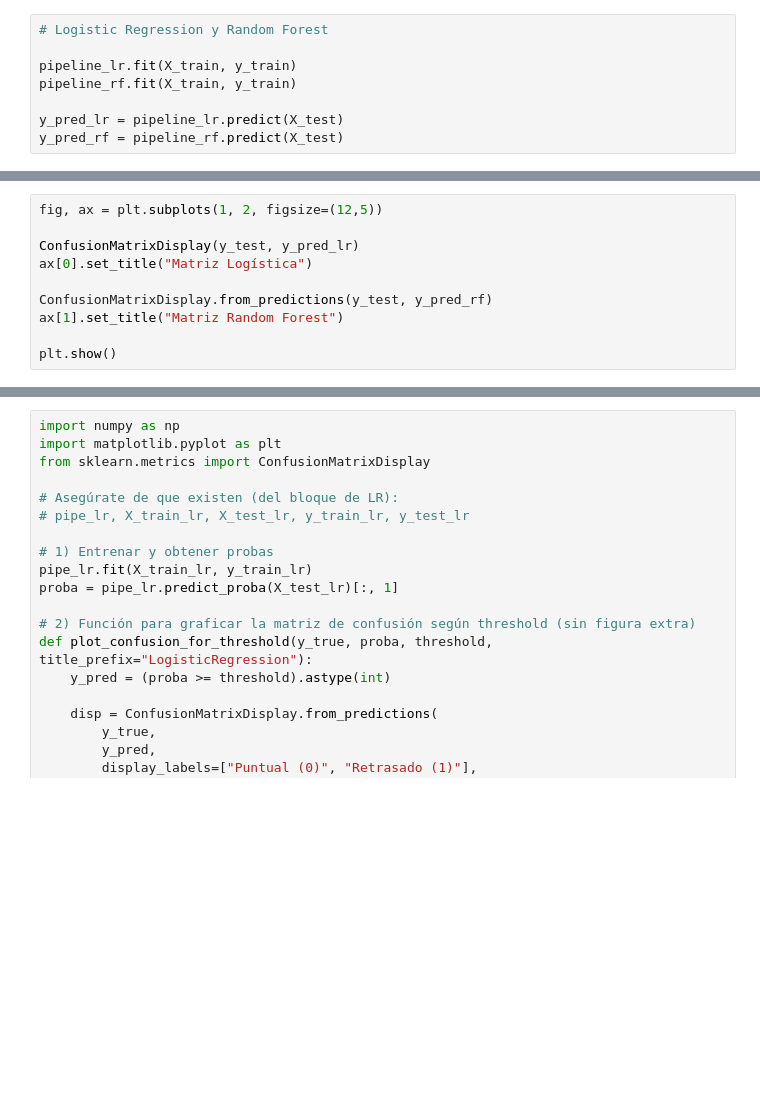
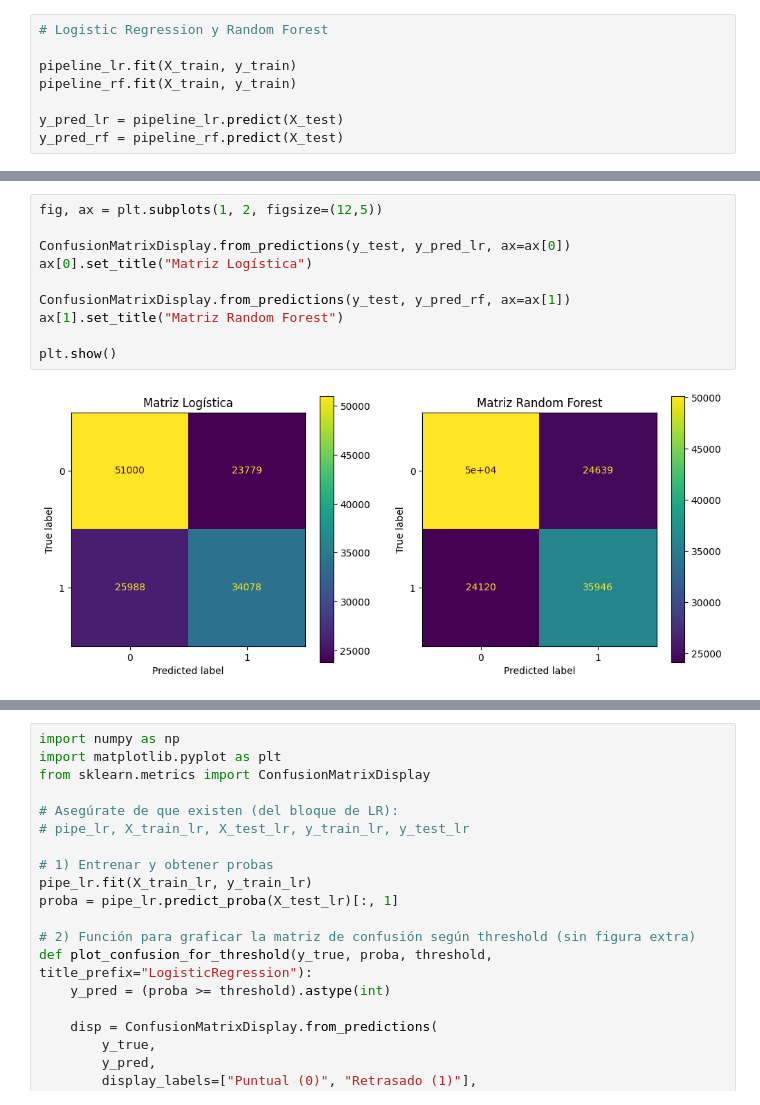
Before and after one commit to Sts87/FlightOnTime, a Jupyter notebook: FlightOnTime_Modelado 2.0.ipynb, the cells around one changed output, grey strips where cells are left out. Drawn from its saved outputs; the diff is of its cells as text; blank space fills up the shorter version.

```diff
--- a/FlightOnTime_Modelado 2.0.ipynb
+++ b/FlightOnTime_Modelado 2.0.ipynb
@@ -300,13 +321,15 @@ print(classification_report(y_test, y_pred_rf))
 # %%
 fig, ax = plt.subplots(1, 2, figsize=(12,5))
 
-ConfusionMatrixDisplay(y_test, y_pred_lr)
+ConfusionMatrixDisplay.from_predictions(y_test, y_pred_lr, ax=ax[0])
 ax[0].set_title("Matriz Logística")
 
-ConfusionMatrixDisplay.from_predictions(y_test, y_pred_rf)
+ConfusionMatrixDisplay.from_predictions(y_test, y_pred_rf, ax=ax[1])
 ax[1].set_title("Matriz Random Forest")
 
 plt.show()
+# %% [output]
+[figure, added]
 # %%
 # ==========================
 # MODELADO + COMPARACIÓN (LR vs RF) + THRESHOLD OPTIMIZADO + EXPORT
```
Also changed, not shown: parts of 4 cells of this notebook.
